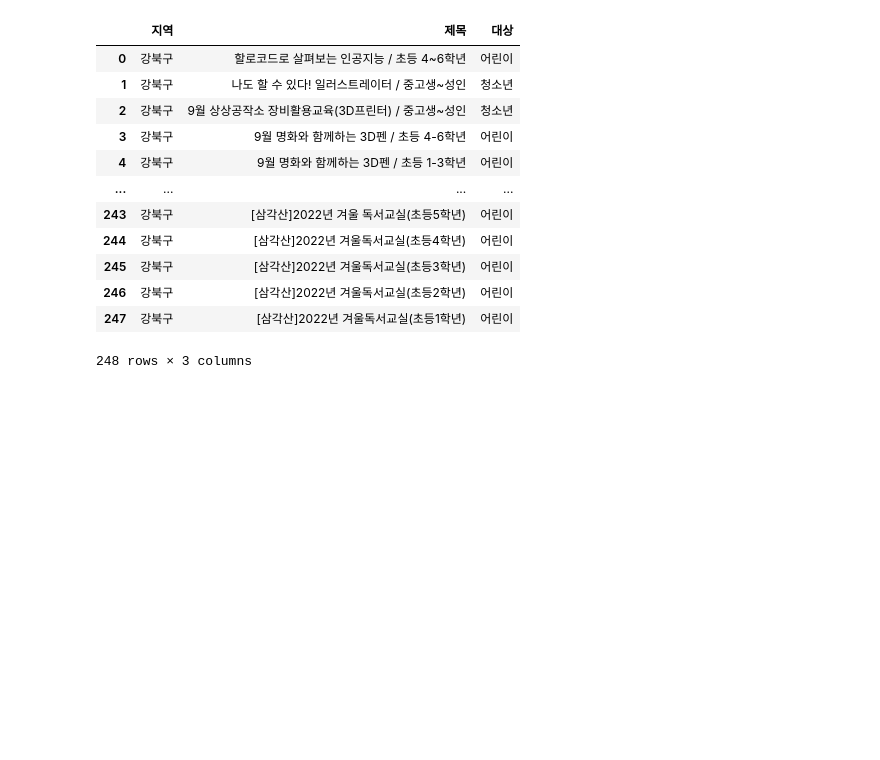
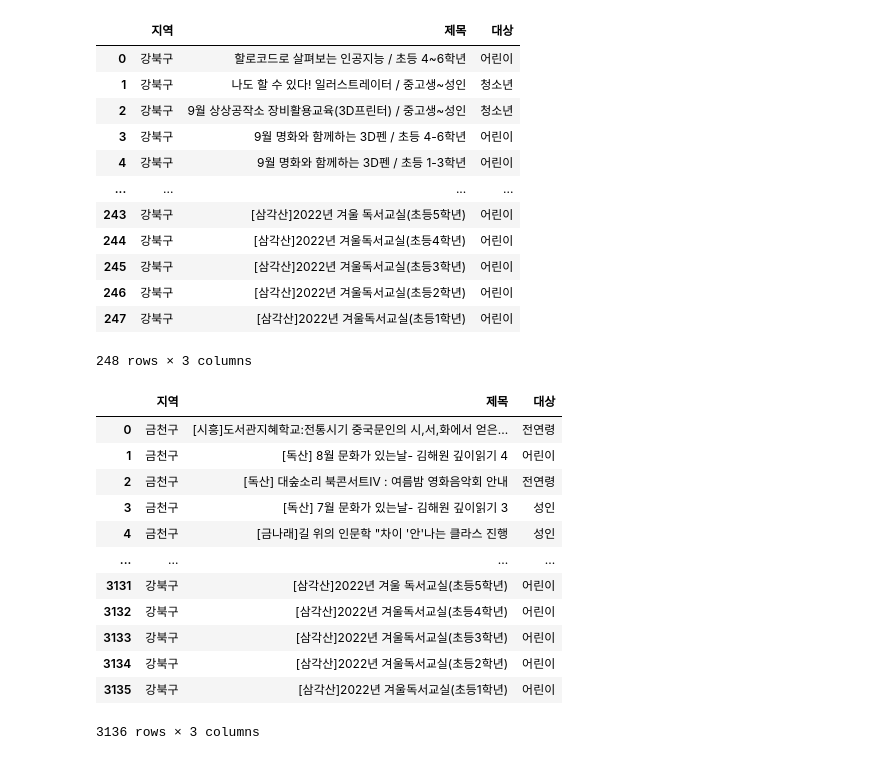
Before and after one commit to kyunakim/everybodys_lib, a Jupyter notebook: olive/합치기.ipynb, the cells around one changed output. Cells and saved outputs as stored; diff of their text form; code cells hidden in the pictures; blank space fills up the shorter version.

```diff
--- a/olive/합치기.ipynb
+++ b/olive/합치기.ipynb
@@ -221,3 +221,19 @@ mj = pd.concat((seoul,nowon,jongno, gwangjin, dongjak, gwanak, jungnang, gangbuk
 mj.to_csv('기본노원종로광진동작관악중랑강북.csv', encoding="utf-8-sig", index=False)
 # %%
 gangbuk_df.to_csv('강북구도서관2022.csv', encoding="utf-8-sig", index=False) 이 형식으로 해줄수있으깝쇼 ..?
+# %%
+pd.read_csv('서울 공공도서관 프로그램_all.csv')
+# %% [output]
+|  | 지역 | 제목 | 대상 |
+| 0 | 금천구 | [시흥]도서관지혜학교:전통시기 중국문인의 시,서,화에서 얻은... | 전연령 |
+| 1 | 금천구 | [독산] 8월 문화가 있는날- 김해원 깊이읽기 4 | 어린이 |
+| 2 | 금천구 | [독산] 대숲소리 북콘서트Ⅳ : 여름밤 영화음악회 안내 | 전연령 |
+| 3 | 금천구 | [독산] 7월 문화가 있는날- 김해원 깊이읽기 3 | 성인 |
+| 4 | 금천구 | [금나래]길 위의 인문학 "차이 '안'나는 클라스 진행 | 성인 |
+| ... | ... | ... | ... |
+| 3131 | 강북구 | [삼각산]2022년 겨울 독서교실(초등5학년) | 어린이 |
+| 3132 | 강북구 | [삼각산]2022년 겨울독서교실(초등4학년) | 어린이 |
+| 3133 | 강북구 | [삼각산]2022년 겨울독서교실(초등3학년) | 어린이 |
+| 3134 | 강북구 | [삼각산]2022년 겨울독서교실(초등2학년) | 어린이 |
+| 3135 | 강북구 | [삼각산]2022년 겨울독서교실(초등1학년) | 어린이 |
+3136 rows × 3 columns
```
Also changed, not shown: 5 other files.
